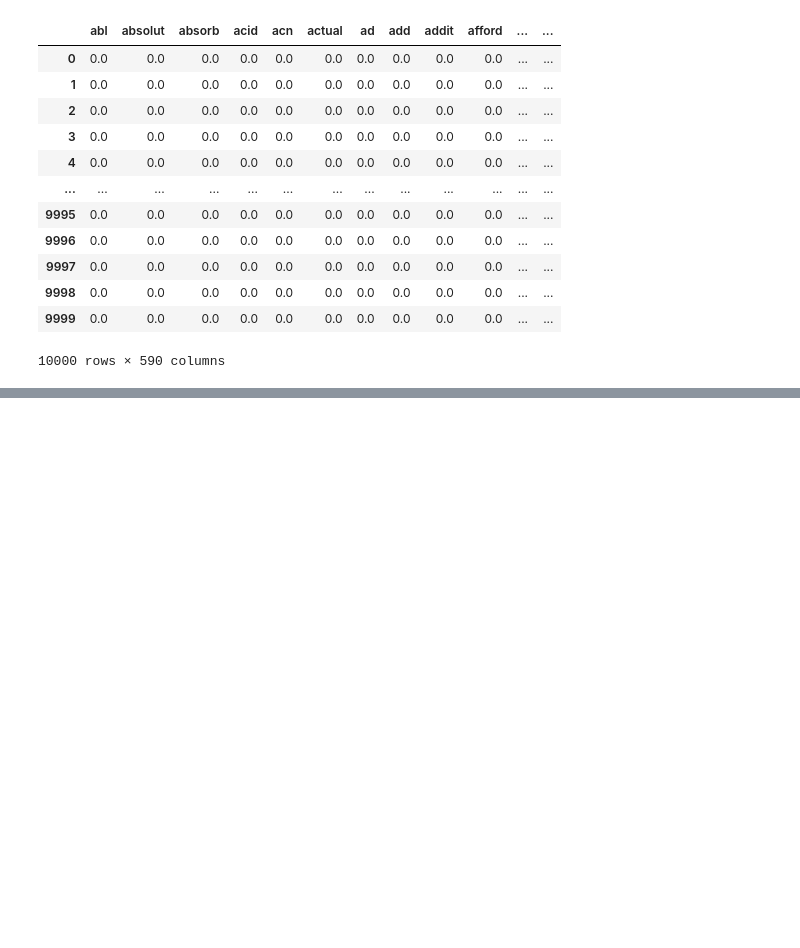
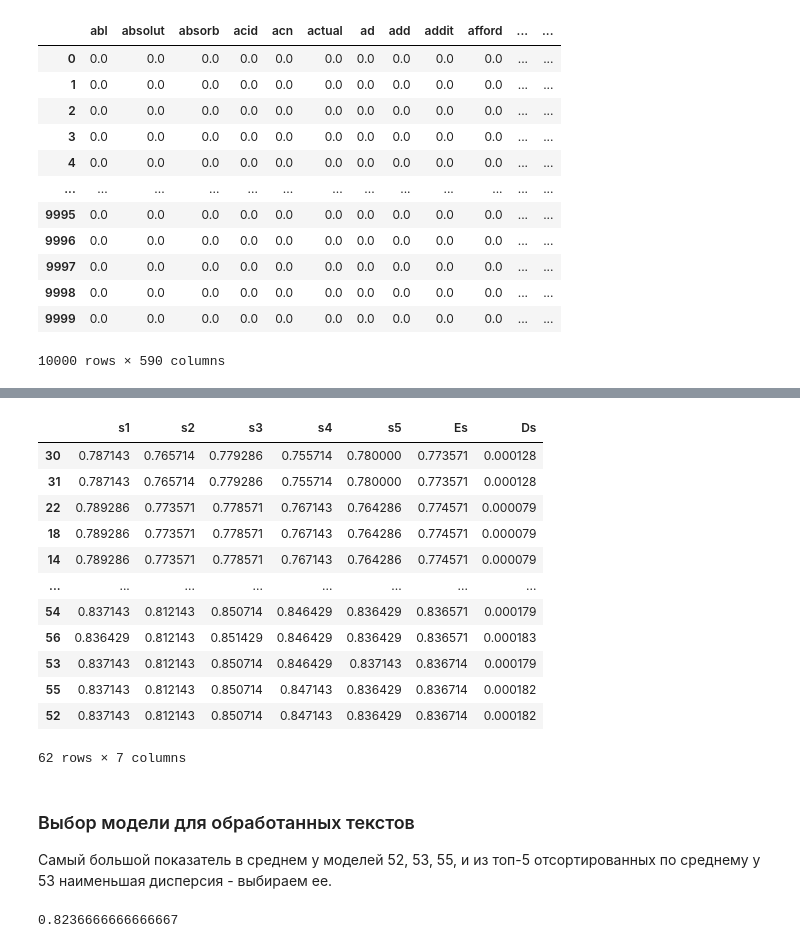
Before and after one commit to vvubbalubba/Task_ISP, a Jupyter notebook: Задание ИСП.ipynb, the cells around one changed output, grey strips where cells are left out. Cells and saved outputs as stored; diff of their text form; code cells hidden in the pictures; blank space fills up the shorter version.

```diff
--- a/Задание ИСП.ipynb
+++ b/Задание ИСП.ipynb
@@ -249,0 +321,30 @@ print(score)
+# %%
+scores2.sort_values(by = 'Es')
+# %% [output]
+|  | s1 | s2 | s3 | s4 | s5 | Es | Ds |
+| 30 | 0.787143 | 0.765714 | 0.779286 | 0.755714 | 0.780000 | 0.773571 | 0.000128 |
+| 31 | 0.787143 | 0.765714 | 0.779286 | 0.755714 | 0.780000 | 0.773571 | 0.000128 |
+| 22 | 0.789286 | 0.773571 | 0.778571 | 0.767143 | 0.764286 | 0.774571 | 0.000079 |
+| 18 | 0.789286 | 0.773571 | 0.778571 | 0.767143 | 0.764286 | 0.774571 | 0.000079 |
+| 14 | 0.789286 | 0.773571 | 0.778571 | 0.767143 | 0.764286 | 0.774571 | 0.000079 |
+| ... | ... | ... | ... | ... | ... | ... | ... |
+| 54 | 0.837143 | 0.812143 | 0.850714 | 0.846429 | 0.836429 | 0.836571 | 0.000179 |
+| 56 | 0.836429 | 0.812143 | 0.851429 | 0.846429 | 0.836429 | 0.836571 | 0.000183 |
+| 53 | 0.837143 | 0.812143 | 0.850714 | 0.846429 | 0.837143 | 0.836714 | 0.000179 |
+| 55 | 0.837143 | 0.812143 | 0.850714 | 0.847143 | 0.836429 | 0.836714 | 0.000182 |
+| 52 | 0.837143 | 0.812143 | 0.850714 | 0.847143 | 0.836429 | 0.836714 | 0.000182 |
+62 rows × 7 columns
+# %% [markdown]
+###  Выбор модели для обработанных текстов
+Самый большой показатель в среднем у моделей 52, 53, 55, и из топ-5 отсортированных по среднему у 53 наименьшая дисперсия - выбираем ее.
+# %%
+model = LogisticRegression(penalty = params[53][0],
+                               C = params[53][1],
+                               class_weight = params[53][2],
+                               solver = params[53][3])
+model.fit(treated_words_train, overalls_train)
+prediction = model.predict(treated_words_test)
+score = accuracy_score(overalls_test, prediction)
+print(score)
+# %% [output]
+0.8236666666666667
```
Also changed, not shown: parts of 24 cells of this notebook.
